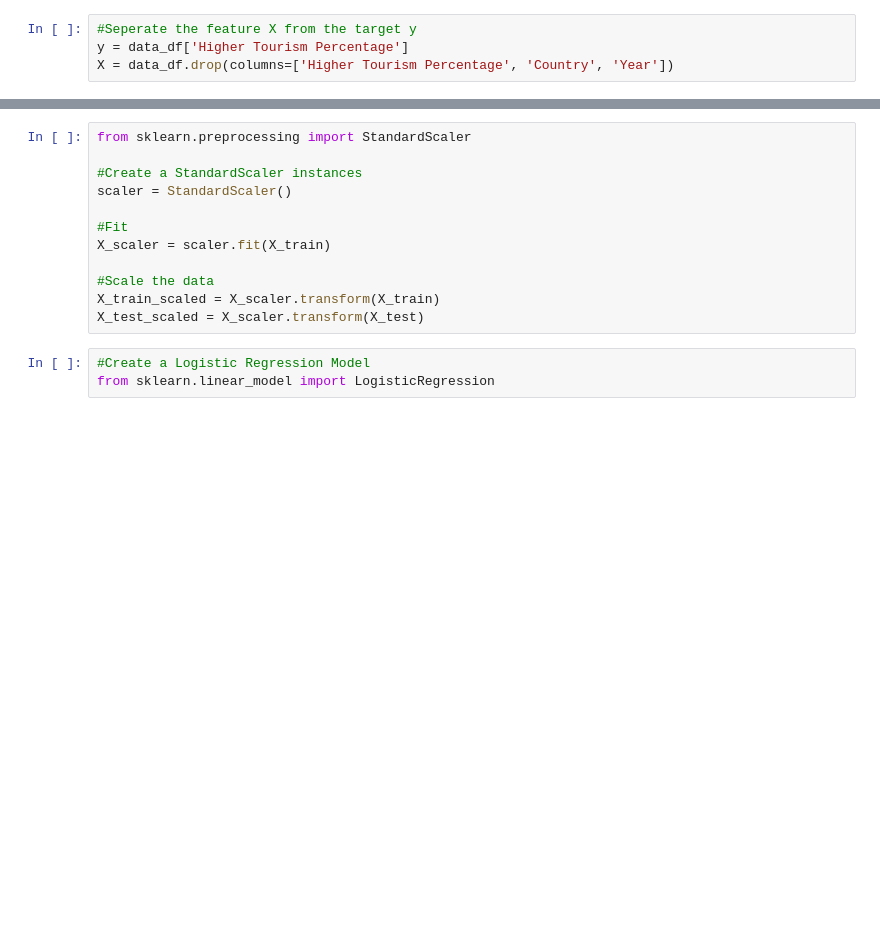
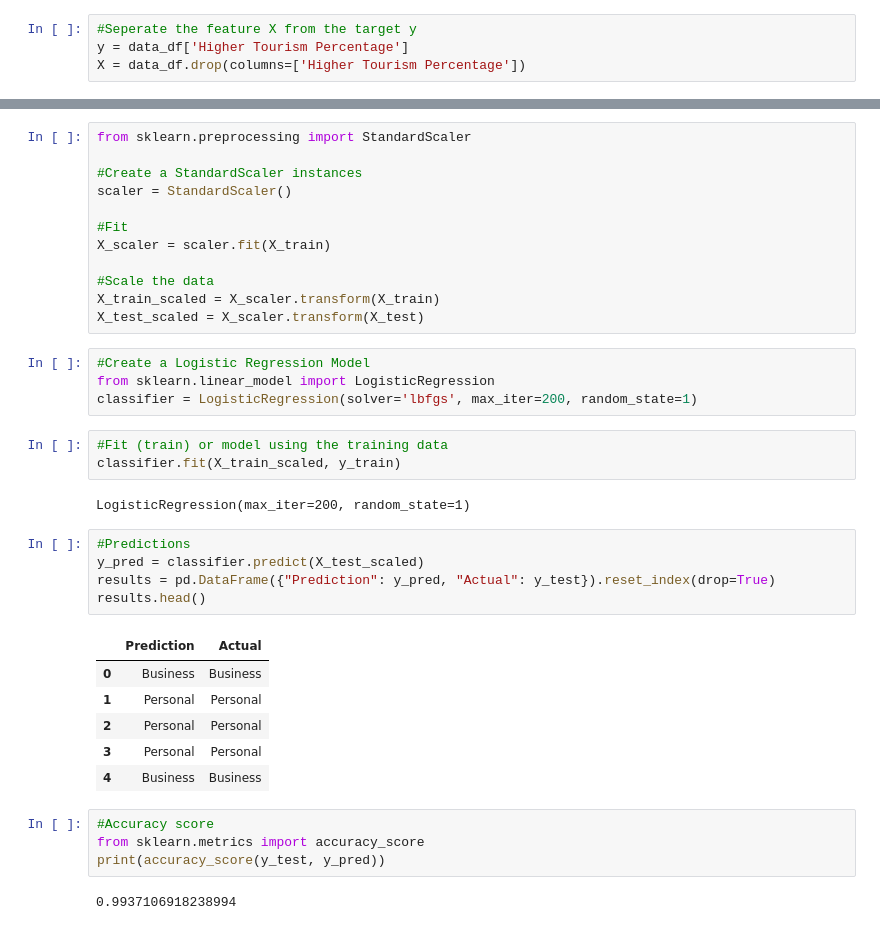
Before and after one commit to chinzjay/Final_Project, a Jupyter notebook: Tourism.ipynb, the cells around one changed output, grey strips where cells are left out. Drawn from its saved outputs; the diff is of its cells as text; blank space fills up the shorter version.

```diff
--- a/Tourism.ipynb
+++ b/Tourism.ipynb
@@ -186,7 +201,7 @@ data_df = data_df.drop(["Region", "Header"], axis=1)
 # %%
 #Seperate the feature X from the target y
 y = data_df['Higher Tourism Percentage']
-X = data_df.drop(columns=['Higher Tourism Percentage', 'Country', 'Year'])
+X = data_df.drop(columns=['Higher Tourism Percentage'])
 # %%
 #Split, train, and test
 from sklearn.model_selection import train_test_split
@@ -208,6 +223,30 @@ X_scaler = scaler.fit(X_train)
 #Scale the data
 X_train_scaled = X_scaler.transform(X_train)
 X_test_scaled = X_scaler.transform(X_test)
-# %%
-#Create a Logistic Regression Model
-from sklearn.linear_model import LogisticRegression
+# %%
+#Create a Logistic Regression Model
+from sklearn.linear_model import LogisticRegression
+classifier = LogisticRegression(solver='lbfgs', max_iter=200, random_state=1)
+# %%
+#Fit (train) or model using the training data
+classifier.fit(X_train_scaled, y_train)
+# %% [output]
+LogisticRegression(max_iter=200, random_state=1)
+# %%
+#Predictions
+y_pred = classifier.predict(X_test_scaled)
+results = pd.DataFrame({"Prediction": y_pred, "Actual": y_test}).reset_index(drop=True)
+results.head()
+# %% [output]
+|  | Prediction | Actual |
+| 0 | Business | Business |
+| 1 | Personal | Personal |
+| 2 | Personal | Personal |
+| 3 | Personal | Personal |
+| 4 | Business | Business |
+# %%
+#Accuracy score
+from sklearn.metrics import accuracy_score
+print(accuracy_score(y_test, y_pred))
+# %% [output]
+0.9937106918238994
```
Also changed, not shown: parts of 30 cells of this notebook.
